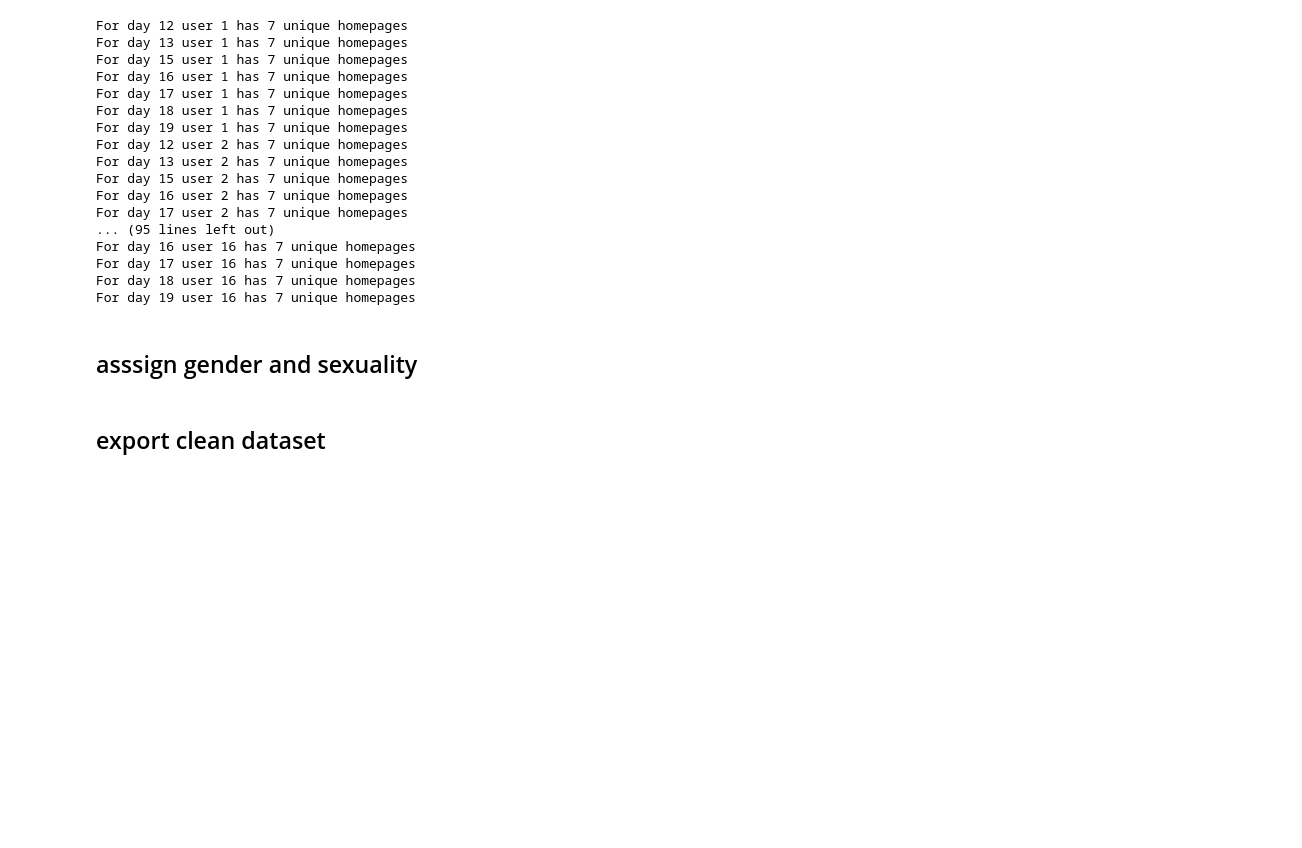
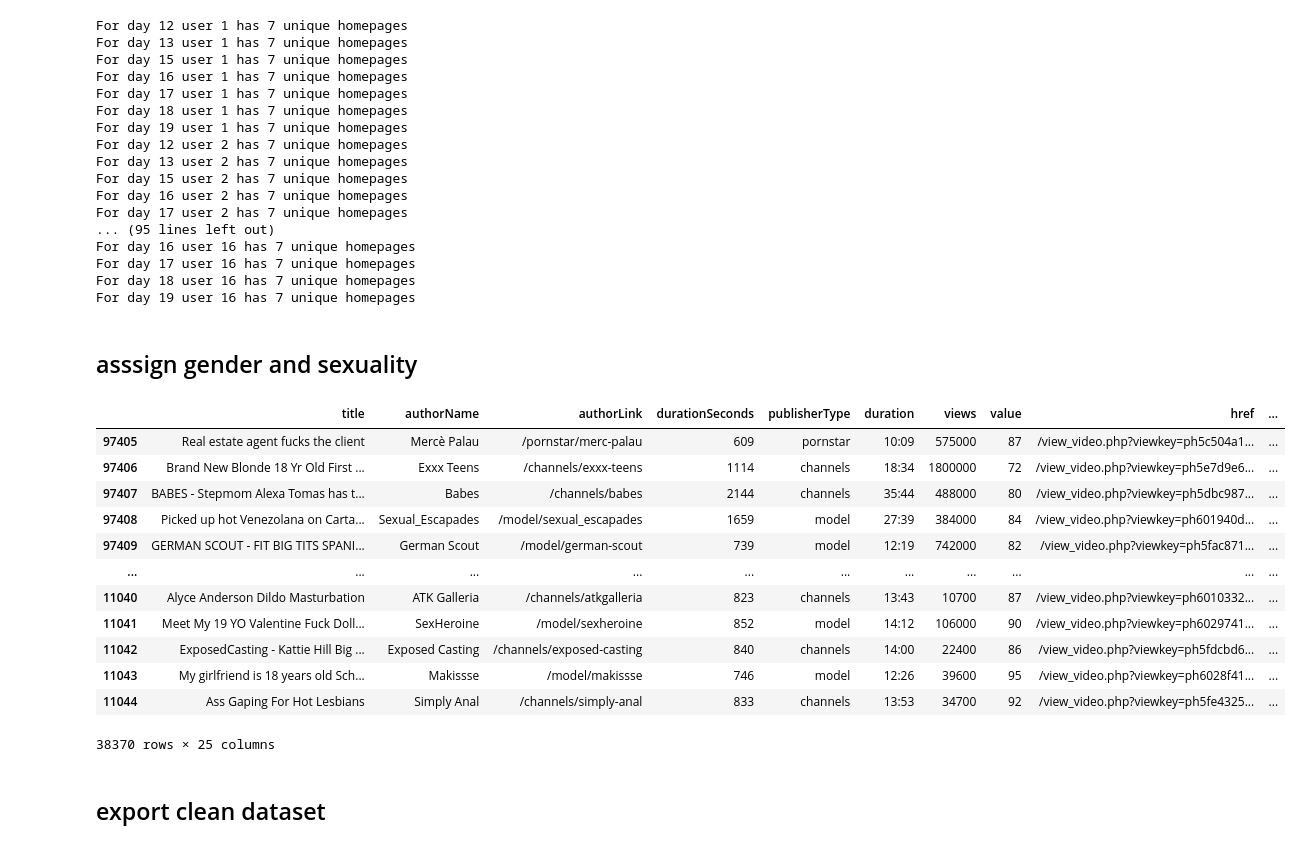
Before and after one commit to tracking-exposed/experiments-data, a Jupyter notebook: potests/potest_12-19feb/cleaning_potrex_19feb.ipynb, the cells around one changed output. Drawn from its saved outputs; the diff is of its cells as text; code cells hidden in the pictures; blank space fills up the shorter version.

```diff
--- a/potests/potest_12-19feb/cleaning_potrex_19feb.ipynb
+++ b/potests/potest_12-19feb/cleaning_potrex_19feb.ipynb
@@ -148,6 +148,24 @@ dataset_output.loc[dataset_output.who == 13,"orientamento"] = "Ragazze"
 dataset_output.loc[dataset_output.who == 14,"orientamento"] = "Ragazze"
 dataset_output.loc[dataset_output.who == 15,"orientamento"] = "Ragazze"
 dataset_output.loc[dataset_output.who == 16,"orientamento"] = "Ragazze"
+# %%
+dataset_output['macrolist']= dataset_output['macrolist'].str.split("-")
+dataset_output['categorylist']= dataset_output['categorylist'].str.split("+")
+dataset_output
+# %% [output]
+|  | title | authorName | authorLink | durationSeconds | publisherType | duration | views | value | href | ... |
+| 97405 | Real estate agent fucks the client | Mercè Palau | /pornstar/merc-palau | 609 | pornstar | 10:09 | 575000 | 87 | /view_video.php?viewkey=ph5c504a1... | ... |
+| 97406 | Brand New Blonde 18 Yr Old First ... | Exxx Teens | /channels/exxx-teens | 1114 | channels | 18:34 | 1800000 | 72 | /view_video.php?viewkey=ph5e7d9e6... | ... |
+| 97407 | BABES - Stepmom Alexa Tomas has t... | Babes | /channels/babes | 2144 | channels | 35:44 | 488000 | 80 | /view_video.php?viewkey=ph5dbc987... | ... |
+| 97408 | Picked up hot Venezolana on Carta... | Sexual_Escapades | /model/sexual_escapades | 1659 | model | 27:39 | 384000 | 84 | /view_video.php?viewkey=ph601940d... | ... |
+| 97409 | GERMAN SCOUT - FIT BIG TITS SPANI... | German Scout | /model/german-scout | 739 | model | 12:19 | 742000 | 82 | /view_video.php?viewkey=ph5fac871... | ... |
+| ... | ... | ... | ... | ... | ... | ... | ... | ... | ... | ... |
+| 11040 | Alyce Anderson Dildo Masturbation | ATK Galleria | /channels/atkgalleria | 823 | channels | 13:43 | 10700 | 87 | /view_video.php?viewkey=ph6010332... | ... |
+| 11041 | Meet My 19 YO Valentine Fuck Doll... | SexHeroine | /model/sexheroine | 852 | model | 14:12 | 106000 | 90 | /view_video.php?viewkey=ph6029741... | ... |
+| 11042 | ExposedCasting - Kattie Hill Big ... | Exposed Casting | /channels/exposed-casting | 840 | channels | 14:00 | 22400 | 86 | /view_video.php?viewkey=ph5fdcbd6... | ... |
+| 11043 | My girlfriend is 18 years old Sch... | Makissse | /model/makissse | 746 | model | 12:26 | 39600 | 95 | /view_video.php?viewkey=ph6028f41... | ... |
+| 11044 | Ass Gaping For Hot Lesbians | Simply Anal | /channels/simply-anal | 833 | channels | 13:53 | 34700 | 92 | /view_video.php?viewkey=ph5fe4325... | ... |
+38370 rows × 25 columns
 # %% [markdown]
 ## export clean dataset
 # %%
```
Also changed, not shown: 1 other file.
